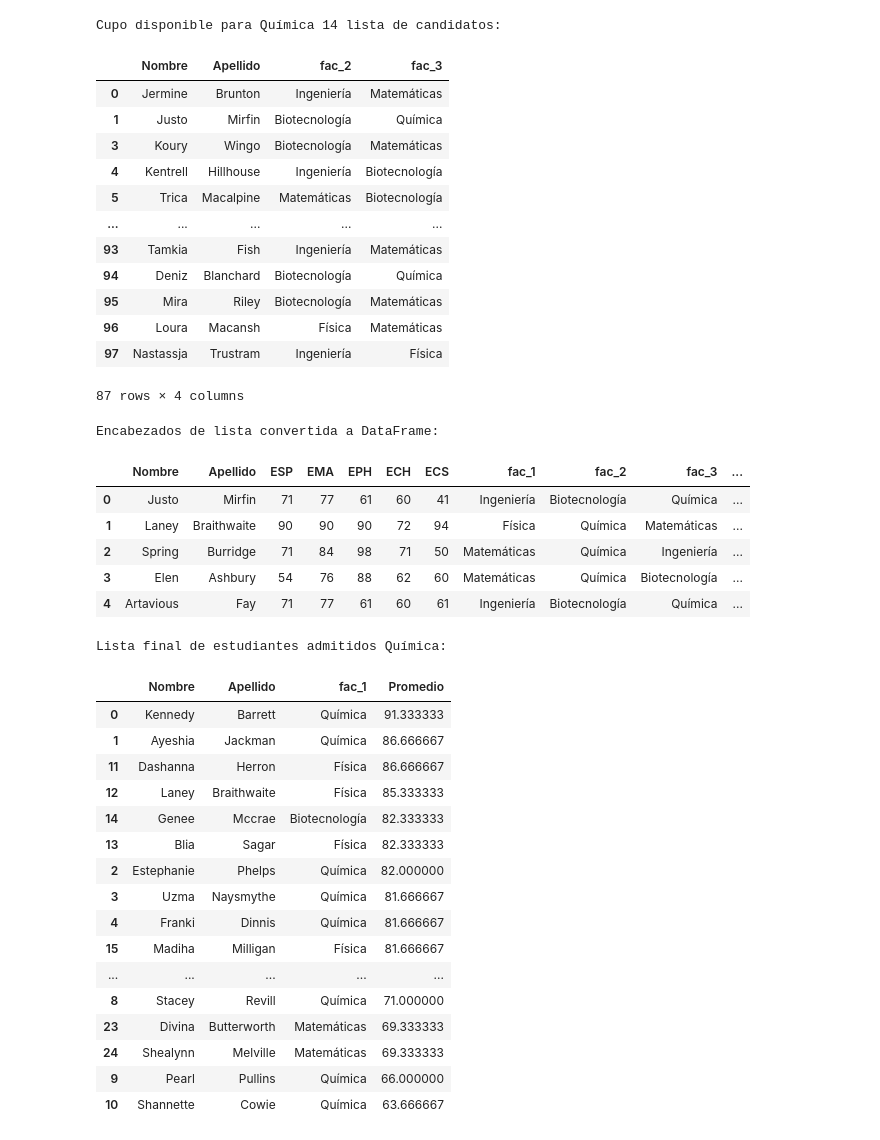
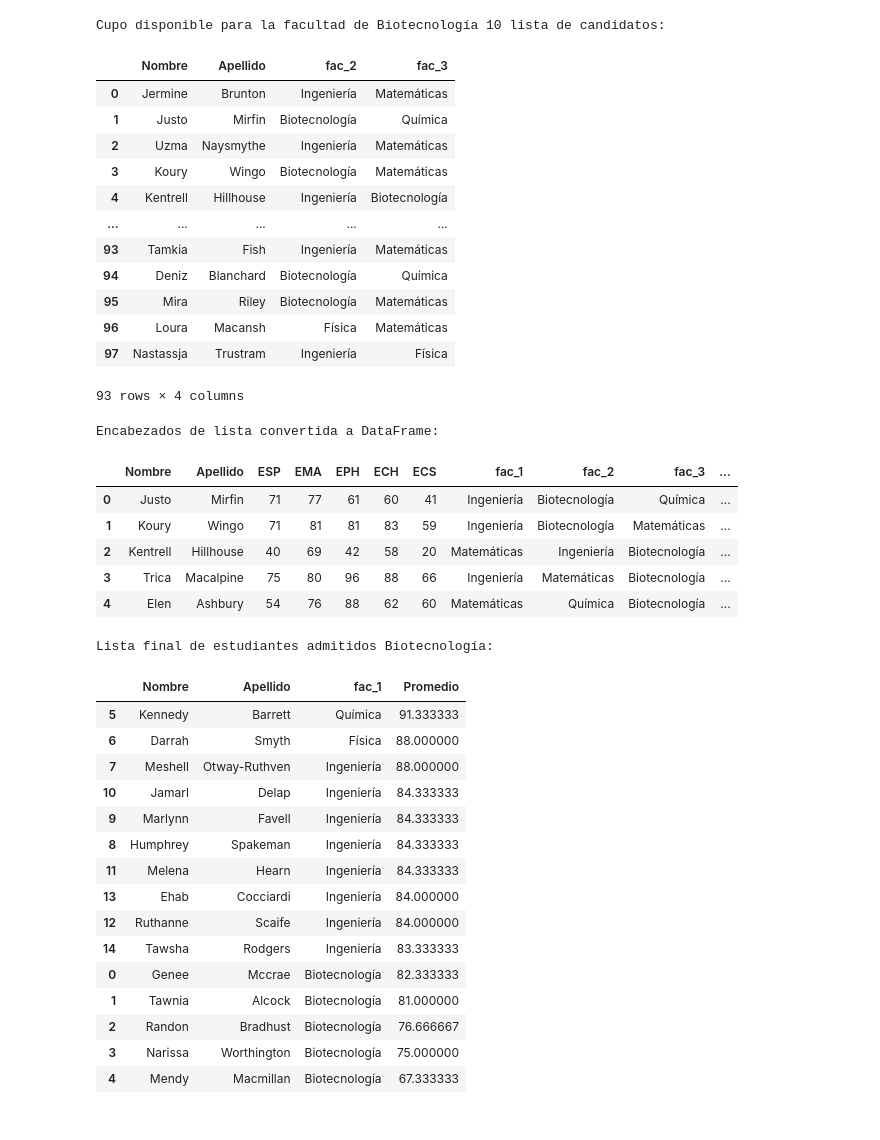
Before and after one commit to armandochernandez-ai/Curso-python-slava, a Jupyter notebook: Unidad_3/proceso_admision.ipynb, the cells around one changed output. Cells and saved outputs as stored; diff of their text form; code cells hidden in the pictures.

```diff
--- a/Unidad_3/proceso_admision.ipynb
+++ b/Unidad_3/proceso_admision.ipynb
@@ -3,4 +10,6 @@
 # %%
+
+# Proceso simple para generar listas de admitidos facultad pro facultad
 from google.colab import drive
 import pandas as pd
 import sys
@@ -57,7 +66,7 @@ df.head()
 def buscar(df, facultad):
   """Búsqueda en data frame en la columna fac_1 para filtar despues."""
   return df[df['fac_1'].str.contains(facultad, case=False, na=False)]
-
+print()
 # Pregunta
 facultad = str(input("¿Que facultad busca? ")).lower()
 
@@ -81,17 +90,17 @@ except ValueError as no:
 except Exception as e:
     # Otros errores
     print(f"Error inesperado: {e}")
-
+print()
 # Vamos a definir el cupo de alumnos
 try:
-    cupo = int(input(f"¿Cuántos cupos hay para {facultad}? "))
+    cupo = int(input(f"¿Cuántos lugares hay para facultad de {facultad}? "))
     if cupo < 0:
         raise ValueError("El número de cupos debe ser mayor que 0.")
 except ValueError as e:
     print(f"Error: {e}")
     sys.exit()
 
-print(f"Se han definido {cupo} cupos para {facultad}.")
+print(f"Se ha determinado {cupo} lugares para facultad de {facultad}.")
 
 def calc_promedio(row, facultad):
     """Calcular promedios por facultad."""
@@ -134,23 +143,24 @@ candidatos_fac1 = candidatos_fac1.sort_values(by='Promedio', ascending=False)
 
 # Selecciona los mejores de acuerdo al cupo
 seleccion_fac1 = candidatos_fac1.head(cupo)
-
+print()
 # Lista de fac_1
 print(f"Lista admitidos a {facultad.capitalize()} como primera opción:")
+print()
 display(seleccion_fac1[['Nombre', 'Apellido', 'fac_1', 'Promedio']])
 print()
 
 #Definir cupo remanente
 cupo_disponible = cupo - len(seleccion_fac1)
-print(f"Cupo disponible para {facultad.capitalize()} {cupo_disponible} lista de candidatos:")
+print(f"Cupo disponible para la facultad de {facultad.capitalize()} {cupo_disponible} lista de candidatos:")
 
-
+print()
 #Definir candidatos a ocupar espacios disponibles de la segunda y tercera opción
 candidatos = df[~df.index.isin(seleccion_fac1.index)].copy()
 #Desplegar lista de candidatos
 display(candidatos[['Nombre', 'Apellido', 'fac_2', 'fac_3']])
 
-
+print()
 seleccion_otras = []
 
 for index, row in candidatos.iterrows():
@@ -167,15 +177,17 @@ for index, row in candidatos.iterrows():
 # Convertir a DataFrame
 seleccion_otras_df = pd.DataFrame(seleccion_otras)
 print(f"Encabezados de lista convertida a DataFrame:")
+print()
 display(seleccion_otras_df.head())
-
+print()
 #Selección final
 seleccion_otras_df = seleccion_otras_df.sort_values(by='Promedio', ascending=False)
 candidatos_otras = min(cupo_disponible, len(seleccion_otras_df))
 seleccion_final_otras = seleccion_otras_df.head(candidatos_otras)
 estudiantes_admitidos = pd.concat([seleccion_fac1, seleccion_final_otras], ignore_index=True)
-
+print()
 print(f"Lista final de estudiantes admitidos {facultad.capitalize()}:")
+print()
 lista_final = estudiantes_admitidos.sort_values(by='Promedio', ascending=False)
 display(lista_final[['Nombre', 'Apellido', 'fac_1', 'Promedio']])
 # %% [output]
@@ -202,39 +211,38 @@ Lista admitidos a Química como primera opción:
-Cupo disponible para Química 14 lista de candidatos:
+Cupo disponible para la facultad de Biotecnología 10 lista de candidatos:
 |  | Nombre | Apellido | fac_2 | fac_3 |
 | 0 | Jermine | Brunton | Ingeniería | Matemáticas |
 | 1 | Justo | Mirfin | Biotecnología | Química |
+| 2 | Uzma | Naysmythe | Ingeniería | Matemáticas |
 | 3 | Koury | Wingo | Biotecnología | Matemáticas |
 | 4 | Kentrell | Hillhouse | Ingeniería | Biotecnología |
-| 5 | Trica | Macalpine | Matemáticas | Biotecnología |
 | ... | ... | ... | ... | ... |
 | 93 | Tamkia | Fish | Ingeniería | Matemáticas |
 | 94 | Deniz | Blanchard | Biotecnología | Química |
 | 95 | Mira | Riley | Biotecnología | Matemáticas |
 | 96 | Loura | Macansh | Física | Matemáticas |
 | 97 | Nastassja | Trustram | Ingeniería | Física |
-87 rows × 4 columns
+93 rows × 4 columns
 Encabezados de lista convertida a DataFrame:
 |  | Nombre | Apellido | ESP | EMA | EPH | ECH | ECS | fac_1 | fac_2 | fac_3 | ... |
 | 0 | Justo | Mirfin | 71 | 77 | 61 | 60 | 41 | Ingeniería | Biotecnología | Química | ... |
-| 1 | Laney | Braithwaite | 90 | 90 | 90 | 72 | 94 | Física | Química | Matemáticas | ... |
-| 2 | Spring | Burridge | 71 | 84 | 98 | 71 | 50 | Matemáticas | Química | Ingeniería | ... |
-| 3 | Elen | Ashbury | 54 | 76 | 88 | 62 | 60 | Matemáticas | Química | Biotecnología | ... |
-| 4 | Artavious | Fay | 71 | 77 | 61 | 60 | 61 | Ingeniería | Biotecnología | Química | ... |
+| 1 | Koury | Wingo | 71 | 81 | 81 | 83 | 59 | Ingeniería | Biotecnología | Matemáticas | ... |
+| 2 | Kentrell | Hillhouse | 40 | 69 | 42 | 58 | 20 | Matemáticas | Ingeniería | Biotecnología | ... |
+| 3 | Trica | Macalpine | 75 | 80 | 96 | 88 | 66 | Ingeniería | Matemáticas | Biotecnología | ... |
+| 4 | Elen | Ashbury | 54 | 76 | 88 | 62 | 60 | Matemáticas | Química | Biotecnología | ... |
-Lista final de estudiantes admitidos Química:
+Lista final de estudiantes admitidos Biotecnología:
 |  | Nombre | Apellido | fac_1 | Promedio |
-| 0 | Kennedy | Barrett | Química | 91.333333 |
-| 1 | Ayeshia | Jackman | Química | 86.666667 |
-| 11 | Dashanna | Herron | Física | 86.666667 |
-| 12 | Laney | Braithwaite | Física | 85.333333 |
-| 14 | Genee | Mccrae | Biotecnología | 82.333333 |
-| 13 | Blia | Sagar | Física | 82.333333 |
-| 2 | Estephanie | Phelps | Química | 82.000000 |
-| 3 | Uzma | Naysmythe | Química | 81.666667 |
-| 4 | Franki | Dinnis | Química | 81.666667 |
-| 15 | Madiha | Milligan | Física | 81.666667 |
-| ... | ... | ... | ... | ... |
-| 8 | Stacey | Revill | Química | 71.000000 |
-| 23 | Divina | Butterworth | Matemáticas | 69.333333 |
-| 24 | Shealynn | Melville | Matemáticas | 69.333333 |
-| 9 | Pearl | Pullins | Química | 66.000000 |
-| 10 | Shannette | Cowie | Química | 63.666667 |
+| 5 | Kennedy | Barrett | Química | 91.333333 |
+| 6 | Darrah | Smyth | Física | 88.000000 |
+| 7 | Meshell | Otway-Ruthven | Ingeniería | 88.000000 |
+| 10 | Jamarl | Delap | Ingeniería | 84.333333 |
+| 9 | Marlynn | Favell | Ingeniería | 84.333333 |
+| 8 | Humphrey | Spakeman | Ingeniería | 84.333333 |
+| 11 | Melena | Hearn | Ingeniería | 84.333333 |
+| 13 | Ehab | Cocciardi | Ingeniería | 84.000000 |
+| 12 | Ruthanne | Scaife | Ingeniería | 84.000000 |
+| 14 | Tawsha | Rodgers | Ingeniería | 83.333333 |
+| 0 | Genee | Mccrae | Biotecnología | 82.333333 |
+| 1 | Tawnia | Alcock | Biotecnología | 81.000000 |
+| 2 | Randon | Bradhust | Biotecnología | 76.666667 |
+| 3 | Narissa | Worthington | Biotecnología | 75.000000 |
+| 4 | Mendy | Macmillan | Biotecnología | 67.333333 |
```
Also changed, not shown: parts of 15 cells of this notebook.
